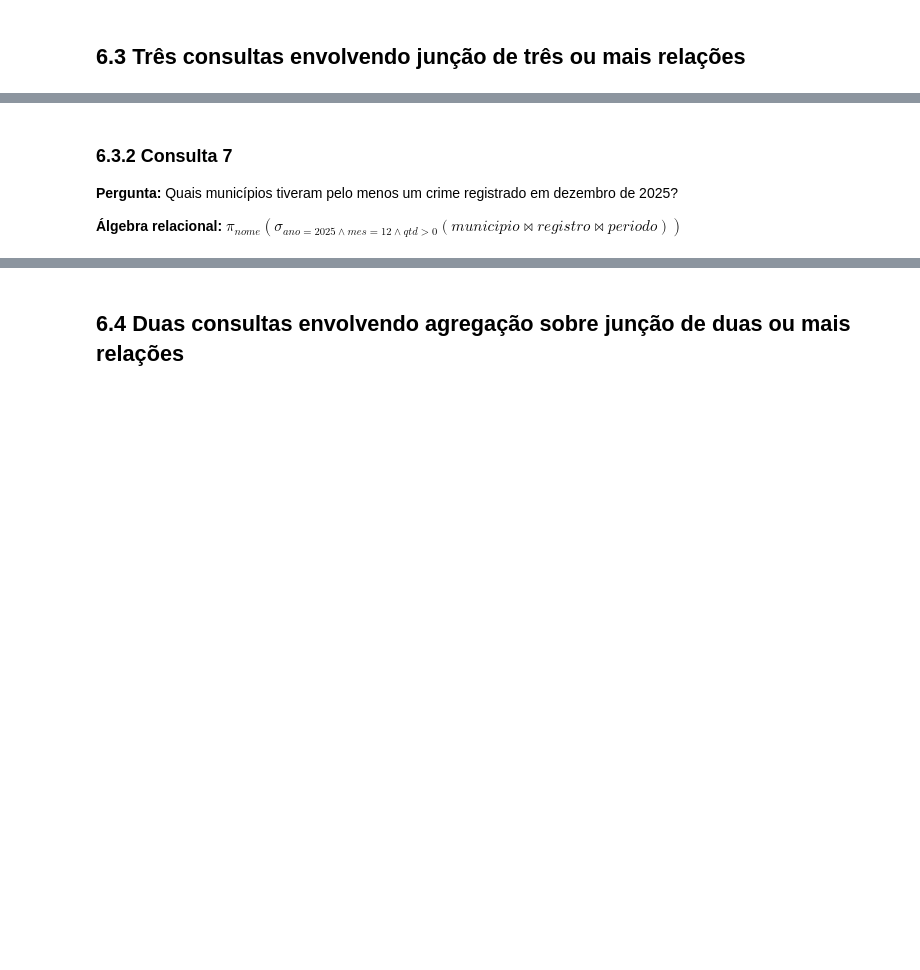
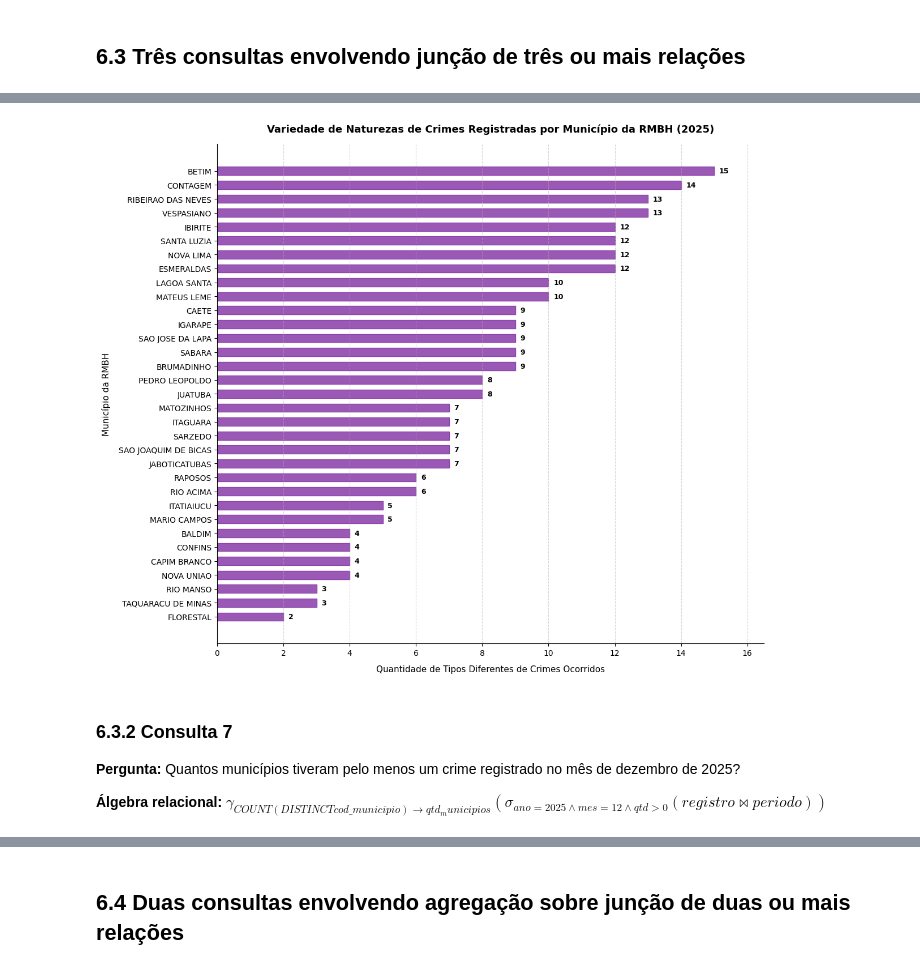
Before and after one commit to victor-vilelab/crimes-violentos-mg, a Jupyter notebook: tp_template.ipynb, the cells around one changed output, grey strips where cells are left out. Cells and saved outputs as stored; diff of their text form; code cells hidden in the pictures; blank space fills up the shorter version.

```diff
--- a/tp_template.ipynb
+++ b/tp_template.ipynb
@@ -465,6 +618,8 @@ $\pi_{m.nome,\ n.descricao}(\sigma_{pertence\_rmbh \land ano=2025 \land qtd>0}(m
 # %%
-pd.read_sql('''
-    SELECT DISTINCT m.nome AS municipio, n.descricao AS natureza
+consulta_6 = '''
+    SELECT
+        m.nome AS municipio,
+        COUNT(DISTINCT n.cod_natureza) AS variedade_crimes
     FROM municipio m
     JOIN registro  r ON r.cod_municipio = m.cod_ibge
     JOIN natureza  n ON n.cod_natureza  = r.cod_natureza
@@ -472,12 +627,54 @@ pd.read_sql('''
     WHERE m.pertence_rmbh = TRUE
       AND p.ano = 2025
       AND r.quantidade > 0
-    ORDER BY m.nome, n.descricao
-''', engine)
+    GROUP BY m.nome
+    ORDER BY variedade_crimes ASC; -- Menor para o maior (maior barra fica no topo do gráfico horizontal)
+'''
+
+tabela_variedade_rmbh = pd.read_sql(consulta_6, engine)
+# %%
+import matplotlib.pyplot as plt
+
+plt.figure(figsize=(12, 10))
+
+barras = plt.barh(
+    tabela_variedade_rmbh['municipio'],
+    tabela_variedade_rmbh['variedade_crimes'],
+    color='#9b59b6',
+    edgecolor='#8e44ad',
+    height=0.6
+)
+
+plt.title('Variedade de Naturezas de Crimes Registradas por Município da RMBH (2025)', fontsize=13, fontweight='bold', pad=15)
+plt.xlabel('Quantidade de Tipos Diferentes de Crimes Ocorridos', fontsize=11, labelpad=10)
+plt.ylabel('Município da RMBH', fontsize=11, labelpad=10)
+
+plt.xlim(0, tabela_variedade_rmbh['variedade_crimes'].max() * 1.1)
+
+for barra in barras:
+    largura = barra.get_width()
+    plt.text(
+        largura + (tabela_variedade_rmbh['variedade_crimes'].max() * 0.01),
+        barra.get_y() + barra.get_height() / 2,
+        f'{int(largura)}',
+        ha='left', va='center', fontsize=9, fontweight='bold'
+    )
+
+for spine in ['top', 'right']:
+    plt.gca().spines[spine].set_visible(False)
+
+plt.grid(axis='x', linestyle='--', alpha=0.5)
+
+plt.savefig('docs/diagramas/grafico_variedade_crimes_rmbh.png', dpi=300, bbox_inches='tight')
+
+plt.tight_layout()
+plt.show()
+# %% [output]
+[figure, added]
 # %% [markdown]
 ### 6.3.2 Consulta 7
 
-**Pergunta:** Quais municípios tiveram pelo menos um crime registrado em dezembro de 2025?
+**Pergunta:** Quantos municípios tiveram pelo menos um crime registrado no mês de dezembro de 2025?
 
-**Álgebra relacional:** $\pi_{nome}(\sigma_{ano=2025 \land mes=12 \land qtd>0}(municipio \bowtie registro \bowtie periodo))$
+**Álgebra relacional:** $\gamma_{COUNT(DISTINCT cod\_municipio)→qtd_municipios}(\sigma_{ano=2025 \land mes=12 \land qtd>0}(registro \bowtie periodo))$
 # %%
```
Also changed, not shown: parts of 23 cells of this notebook, 6 other files.
